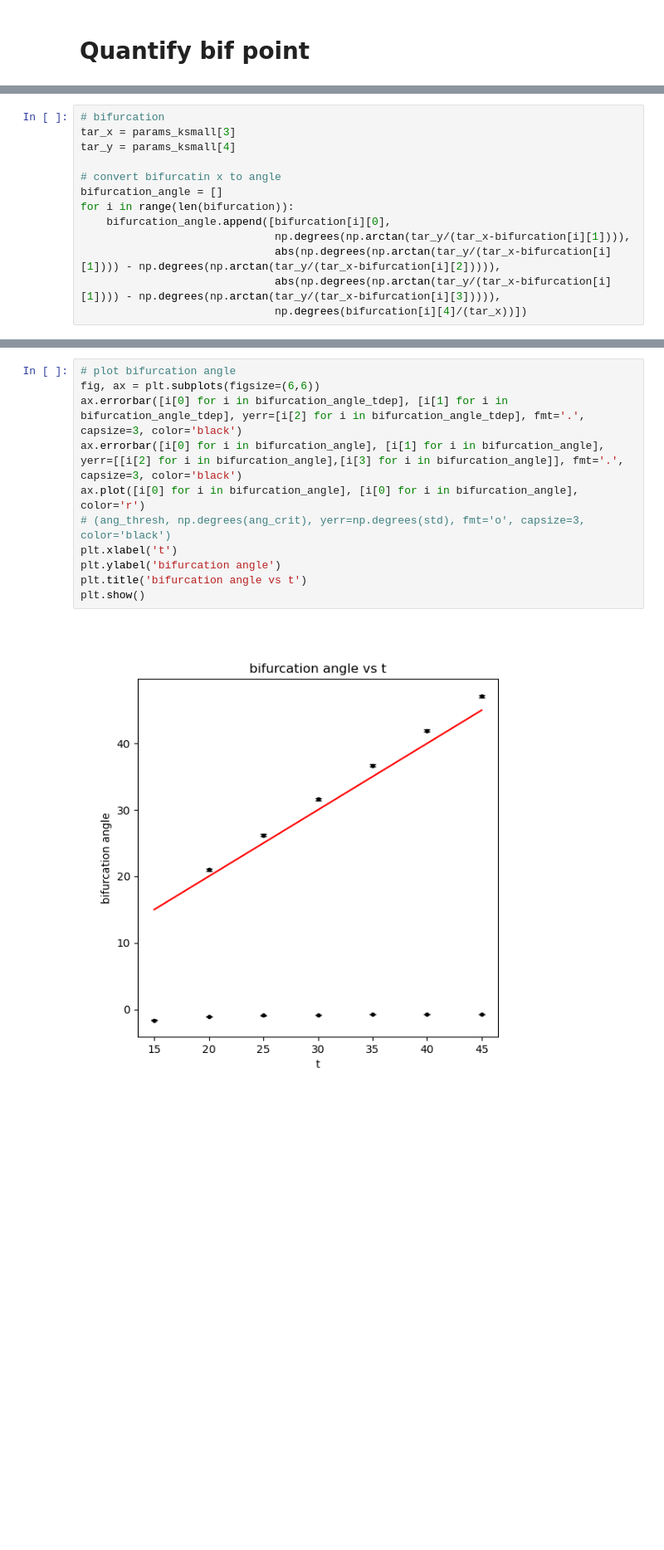
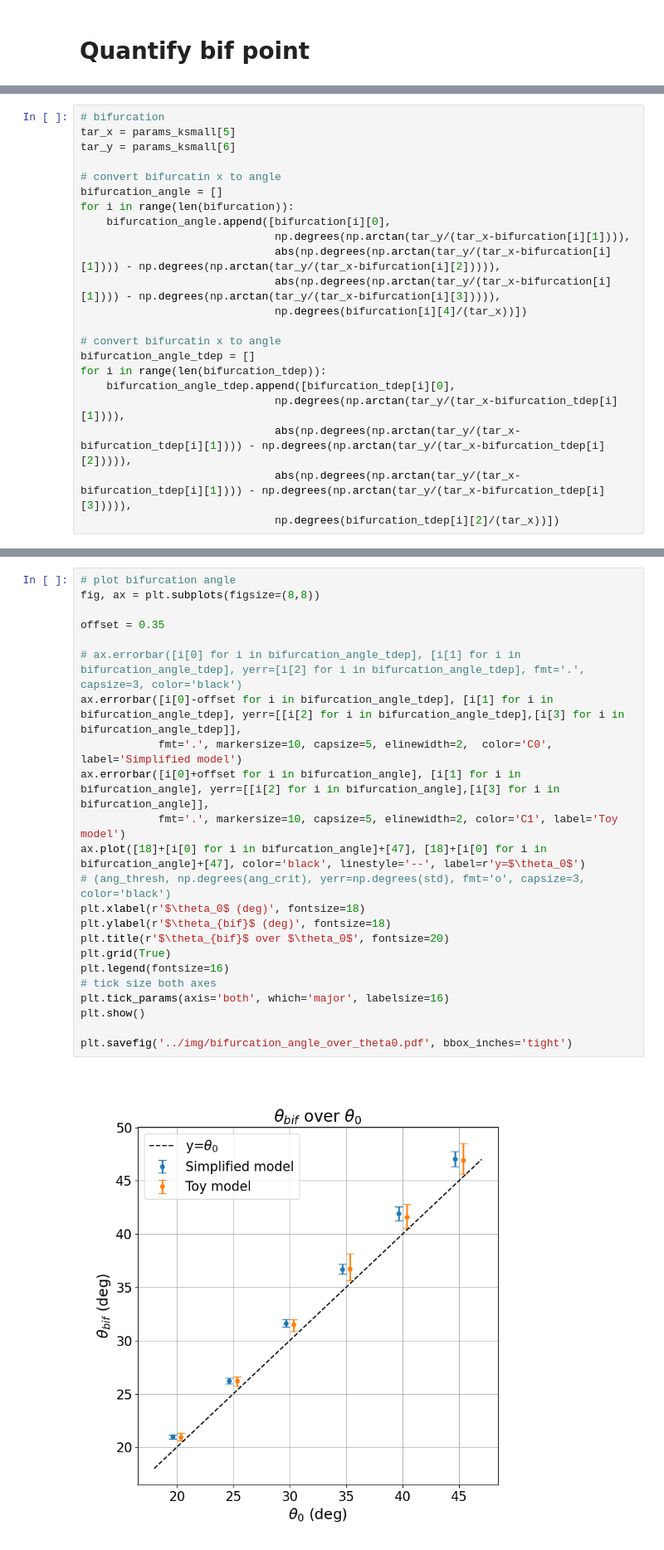
Before and after one commit to eleonoragatti44/Master-Thesis-Gatti, a Jupyter notebook: ode_models/bifurcation_traj/bifpointplot.ipynb, the cells around one changed output, grey strips where cells are left out. Shown at 83% size. Drawn from its saved outputs; the diff is of its cells as text; blank space fills up the shorter version.

```diff
--- a/ode_models/bifurcation_traj/bifpointplot.ipynb
+++ b/ode_models/bifurcation_traj/bifpointplot.ipynb
@@ -164,7 +196,7 @@ for i in range(len(bifurcation_tdep)):
 # %%
 # bifurcation
-tar_x = params_ksmall[3]
-tar_y = params_ksmall[4]
+tar_x = params_ksmall[5]
+tar_y = params_ksmall[6]
 
 # convert bifurcatin x to angle
 bifurcation_angle = []
@@ -174,3 +206,12 @@ for i in range(len(bifurcation)):
                               abs(np.degrees(np.arctan(tar_y/(tar_x-bifurcation[i][1]))) - np.degrees(np.arctan(tar_y/(tar_x-bifurcation[i][2])))),
                               abs(np.degrees(np.arctan(tar_y/(tar_x-bifurcation[i][1]))) - np.degrees(np.arctan(tar_y/(tar_x-bifurcation[i][3])))),
                               np.degrees(bifurcation[i][4]/(tar_x))])
+
+# convert bifurcatin x to angle
+bifurcation_angle_tdep = []
+for i in range(len(bifurcation_tdep)):
+    bifurcation_angle_tdep.append([bifurcation_tdep[i][0],
+                              np.degrees(np.arctan(tar_y/(tar_x-bifurcation_tdep[i][1]))),
+                              abs(np.degrees(np.arctan(tar_y/(tar_x-bifurcation_tdep[i][1]))) - np.degrees(np.arctan(tar_y/(tar_x-bifurcation_tdep[i][2])))),
+                              abs(np.degrees(np.arctan(tar_y/(tar_x-bifurcation_tdep[i][1]))) - np.degrees(np.arctan(tar_y/(tar_x-bifurcation_tdep[i][3])))),
+                              np.degrees(bifurcation_tdep[i][2]/(tar_x))])
@@ -177,13 +238,25 @@ for i in range(len(bifurcation)):
 # %%
 # plot bifurcation angle
-fig, ax = plt.subplots(figsize=(6,6))
-ax.errorbar([i[0] for i in bifurcation_angle_tdep], [i[1] for i in bifurcation_angle_tdep], yerr=[i[2] for i in bifurcation_angle_tdep], fmt='.', capsize=3, color='black')
-ax.errorbar([i[0] for i in bifurcation_angle], [i[1] for i in bifurcation_angle], yerr=[[i[2] for i in bifurcation_angle],[i[3] for i in bifurcation_angle]], fmt='.', capsize=3, color='black')
-ax.plot([i[0] for i in bifurcation_angle], [i[0] for i in bifurcation_angle], color='r')
+fig, ax = plt.subplots(figsize=(8,8))
+
+offset = 0.35
+
+# ax.errorbar([i[0] for i in bifurcation_angle_tdep], [i[1] for i in bifurcation_angle_tdep], yerr=[i[2] for i in bifurcation_angle_tdep], fmt='.', capsize=3, color='black')
+ax.errorbar([i[0]-offset for i in bifurcation_angle_tdep], [i[1] for i in bifurcation_angle_tdep], yerr=[[i[2] for i in bifurcation_angle_tdep],[i[3] for i in bifurcation_angle_tdep]],
+            fmt='.', markersize=10, capsize=5, elinewidth=2,  color='C0', label='Simplified model')
+ax.errorbar([i[0]+offset for i in bifurcation_angle], [i[1] for i in bifurcation_angle], yerr=[[i[2] for i in bifurcation_angle],[i[3] for i in bifurcation_angle]],
+            fmt='.', markersize=10, capsize=5, elinewidth=2, color='C1', label='Toy model')
+ax.plot([18]+[i[0] for i in bifurcation_angle]+[47], [18]+[i[0] for i in bifurcation_angle]+[47], color='black', linestyle='--', label=r'y=$\theta_0$')
 # (ang_thresh, np.degrees(ang_crit), yerr=np.degrees(std), fmt='o', capsize=3, color='black')
-plt.xlabel('t')
-plt.ylabel('bifurcation angle')
-plt.title('bifurcation angle vs t')
+plt.xlabel(r'$\theta_0$ (deg)', fontsize=18)
+plt.ylabel(r'$\theta_{bif}$ (deg)', fontsize=18)
+plt.title(r'$\theta_{bif}$ over $\theta_0$', fontsize=20)
+plt.grid(True)
+plt.legend(fontsize=16)
+# tick size both axes
+plt.tick_params(axis='both', which='major', labelsize=16)
 plt.show()
+
+plt.savefig('../img/bifurcation_angle_over_theta0.pdf', bbox_inches='tight')
 # %% [output]
-[figure, old version]
+[figure, new version]
```
Also changed, not shown: parts of 5 cells of this notebook, 17 other files.
